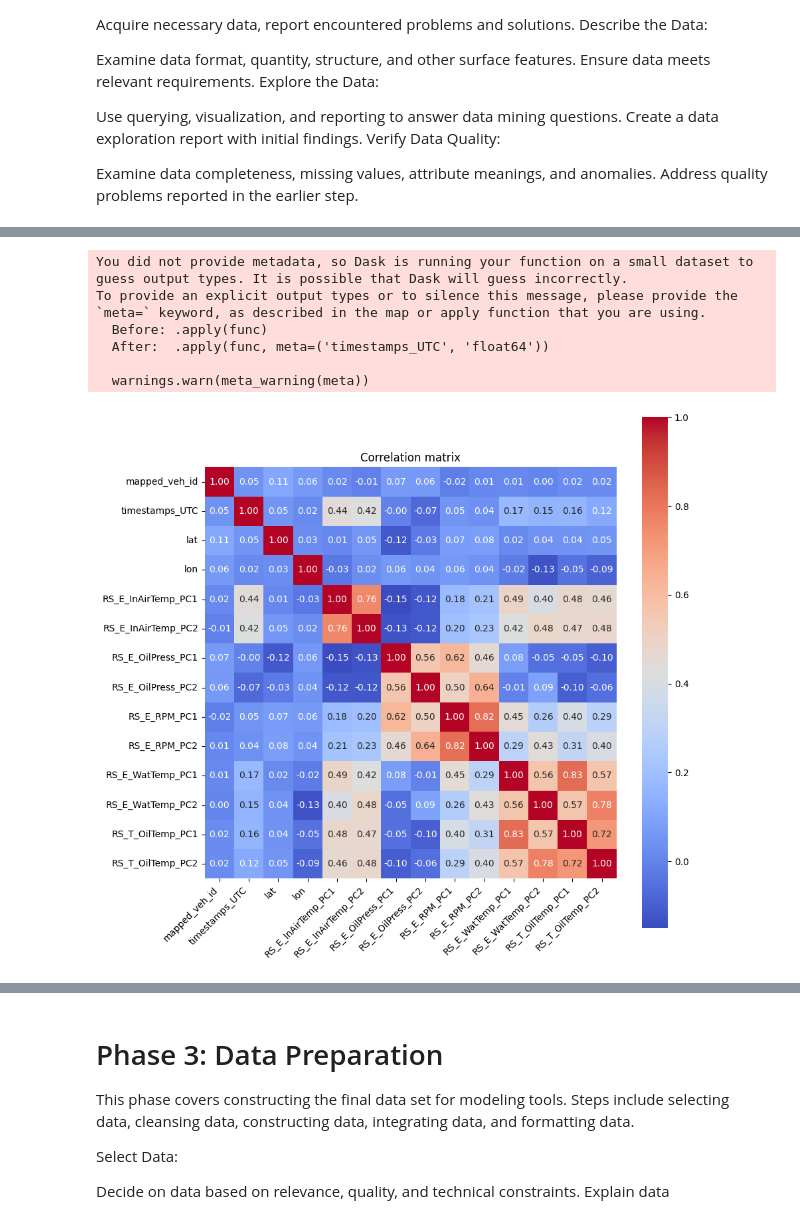
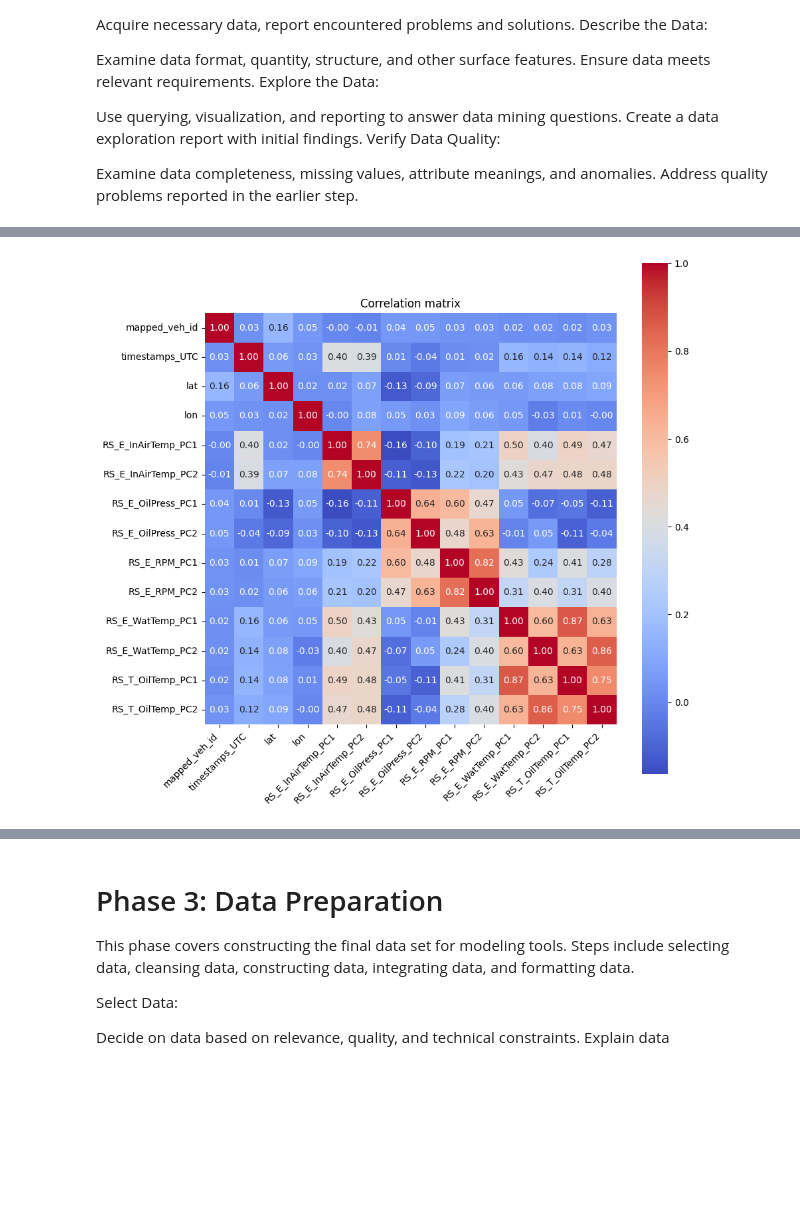
Before and after one commit to Vertu5/TrainAnomalyDetection, a Jupyter notebook: Anomalies_Sncb.ipynb, the cells around one changed output, grey strips where cells are left out. Cells and saved outputs as stored; diff of their text form; code cells hidden in the pictures; blank space fills up the shorter version.

```diff
--- a/Anomalies_Sncb.ipynb
+++ b/Anomalies_Sncb.ipynb
@@ -105,5 +106,5 @@ Data loaded in 0.0355372428894043 seconds
 # %%
-# lets take 20% of data
+# lets sample data
 def take_sample(df, frac):
     print("Taking sample...")
     start = time.time()
@@ -112,4 +113,4 @@ def take_sample(df, frac):
     print("Sample taken in {} seconds".format(end-start))
     return df
 
-ddf = take_sample(ddf, 0.0001)
+#ddf = take_sample(ddf, 0.0001)
@@ -285,34 +273,25 @@ KeyError: 'temperature'
 # %%
-import seaborn as sns
-import matplotlib.pyplot as plt
-
 def correlation_analysis(df):
     # cast timestamp to float64
     dfs = df
-    dfs['timestamps_UTC'] = dfs['timestamps_UTC'].apply(lambda x: x.timestamp())
+    dfs['timestamps_UTC'] = (dfs['timestamps_UTC'].astype('datetime64[ns]') - pd.Timestamp("1970-01-01")) // pd.Timedelta('1s')
 
     # Calculate the correlation matrix
     corr_matrix = dfs.corr()
 
     # Plot the correlation matrix as a heatmap
     plt.figure(figsize=(10, 10))
     ax = sns.heatmap(corr_matrix, annot=True, fmt=".2f", cmap='coolwarm', cbar=True, square=True)
     # Set the xticklabels and yticklabels to the column names of the DataFrame
     ax.set_xticklabels(corr_matrix.columns,rotation=45, horizontalalignment='right')
     ax.set_yticklabels(corr_matrix.columns,rotation=0)
 
     plt.title('Correlation matrix')
     plt.show()
 
 correlation_analysis(ddf)
 # %% [output]
-You did not provide metadata, so Dask is running your function on a small dataset to guess output types. It is possible that Dask will guess incorrectly.
-To provide an explicit output types or to silence this message, please provide the `meta=` keyword, as described in the map or apply function that you are using.
-  Before: .apply(func)
-  After:  .apply(func, meta=('timestamps_UTC', 'float64'))
-
-  warnings.warn(meta_warning(meta))
-[figure, old version]
+[figure, new version]
 # %%
 def data_quality_checks(df):
     # Check for missing values
```
Also changed, not shown: parts of 10 cells of this notebook, 1 other file.
